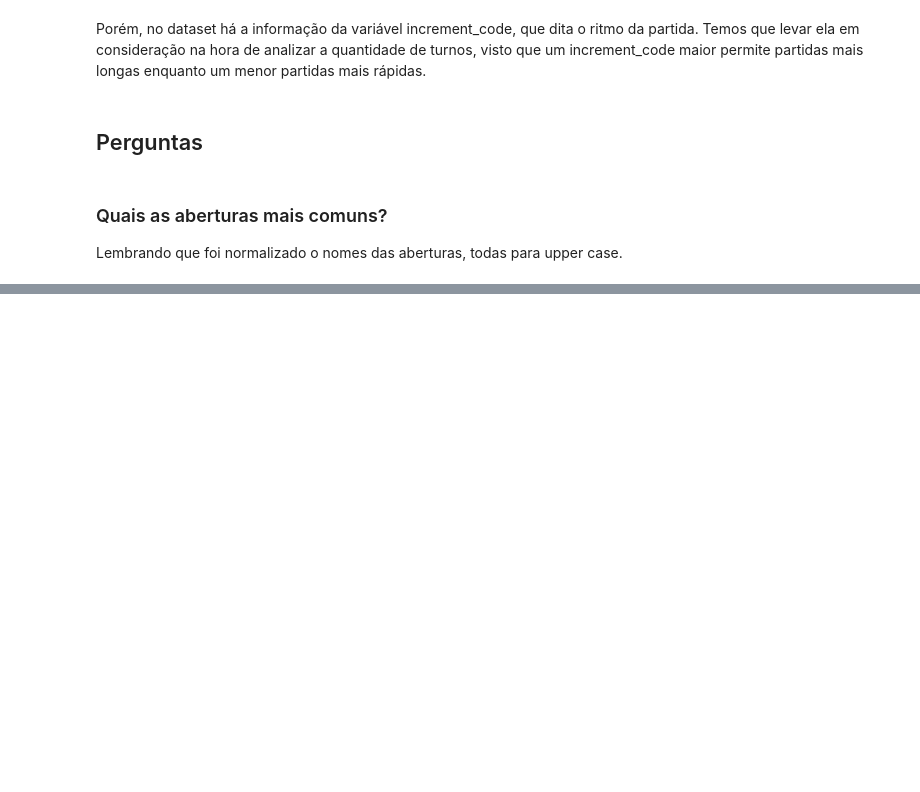
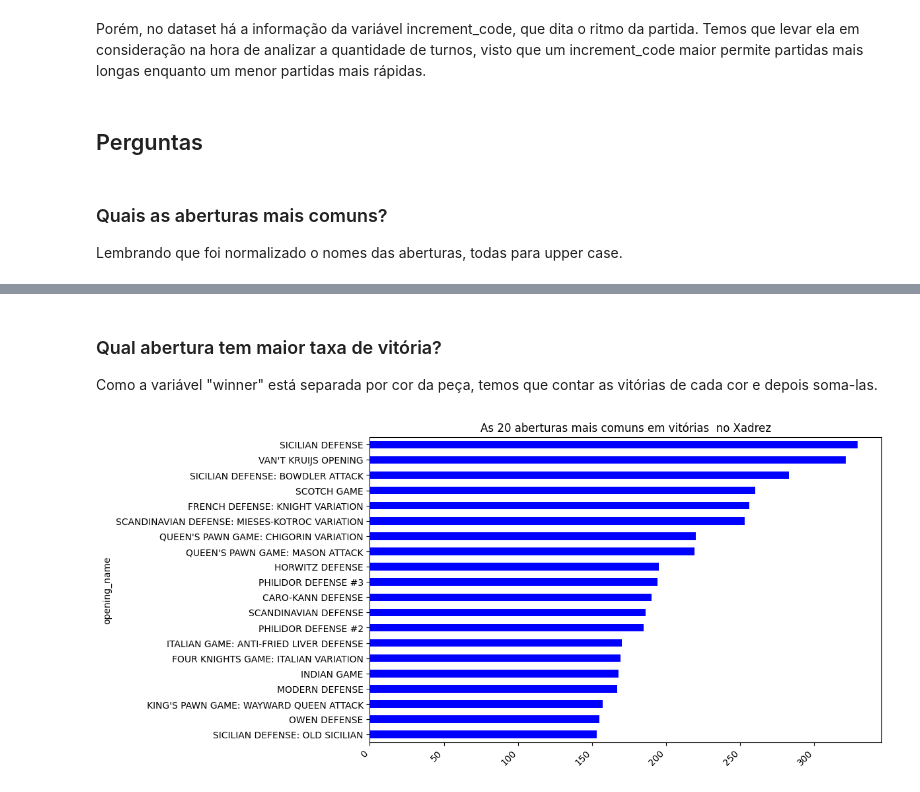
Before and after one commit to GodKelvin/chess-analytics, a Jupyter notebook: main.ipynb, the cells around one changed output, grey strips where cells are left out. Cells and saved outputs as stored; diff of their text form; code cells hidden in the pictures; blank space fills up the shorter version.

```diff
--- a/main.ipynb
+++ b/main.ipynb
@@ -285,0 +285,24 @@ aberturas.plot(kind="barh", color="blue")
+# %% [markdown]
+### Qual abertura tem maior taxa de vitória?
+
+Como a variável "winner" está separada por cor da peça, temos que contar as vitórias de cada cor e depois soma-las.
+# %%
+qtd_vitorias_brancas = dataframe[dataframe["winner"] == "WHITE"]["opening_name"].value_counts()
+qtd_vitorias_pretas = dataframe[dataframe["winner"] == "BLACK"]["opening_name"].value_counts()
+
+#Utilizando o .add com fill_value = 0 garante que se a abertura não existir em um dos dataframes, o valor na soma será 0
+#usando o sort_values para ordernar e depois capturar as 25 mais comuns
+total_vitorias = qtd_vitorias_brancas.add(qtd_vitorias_pretas, fill_value=0).sort_values(ascending=False).head(qtd_aberturas)
+
+#Ordenando apenas para mostrar o gráfico do maior para o menor
+total_vitorias = total_vitorias.sort_values()
+plt.figure(figsize=(10,6))
+plt.title(f"As {qtd_aberturas} aberturas mais comuns em vitórias  no Xadrez")
+plt.xlabel("Abertura")
+plt.ylabel("Frequência")
+plt.xticks(rotation=45, ha="right")
+
+total_vitorias.plot(kind="barh", color="blue")
+plt.show()
+# %% [output]
+[figure, added]
```
Also changed, not shown: parts of 5 cells of this notebook.
